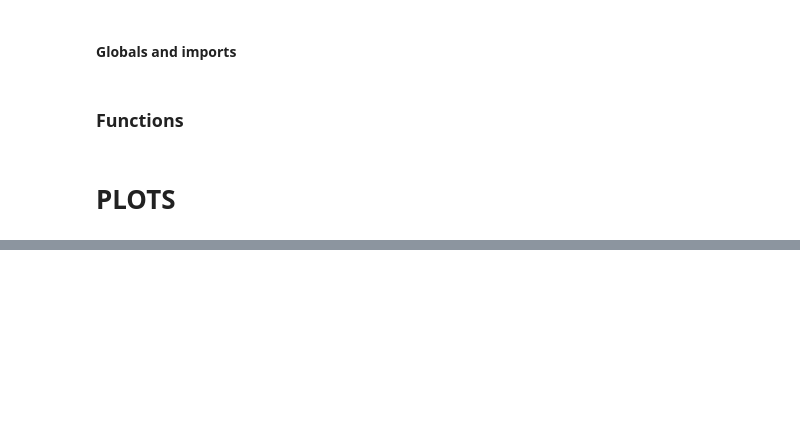
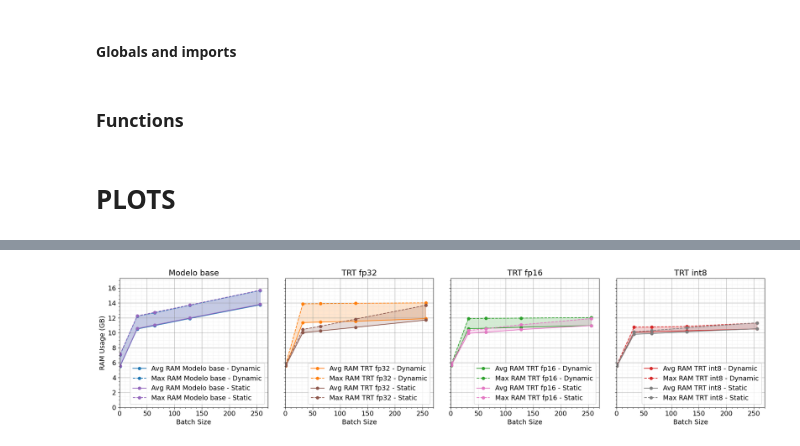
Before and after one commit to Juanx65/ArtTRT, a Jupyter notebook: post_processing/plot_memory_from_tegrastats_logs.ipynb, the cells around one changed output, grey strips where cells are left out. Saved outputs shown, nothing was run; the diff lists cells and outputs as text; code cells hidden in the pictures; blank space fills up the shorter version.

```diff
--- a/post_processing/plot_memory_from_tegrastats_logs.ipynb
+++ b/post_processing/plot_memory_from_tegrastats_logs.ipynb
@@ -309 +604,83 @@ plot_memory_batch_size_compare(
+# %%
+# STATIC VS DYNAMIC MEMORY TEST PLOTTER
+
+PLATFORM = 'orin_agx'
+
+#OPTIMIZATION
+BASE_MODEL = 'vanilla'
+FP32 = 'fp32'
+FP16 = 'fp16'
+INT8 = 'int8'
+
+NETWORK = 'resnet50'
+POWER_MODE = 'PM2'
+DYNAMIC = 'dynamic'
+STATIC = 'static'
+OPLVL = 'OPLVL3'
+
+data_bs_1 =  read_data(f'../outputs/tegrastats_log/tegrastats_log_{PLATFORM}/{BASE_MODEL}_{NETWORK}_bs_1_{POWER_MODE}_{DYNAMIC}_{OPLVL}.txt')
+data_bs_32 = read_data(f'../outputs/tegrastats_log/tegrastats_log_{PLATFORM}/{BASE_MODEL}_{NETWORK}_bs_32_{POWER_MODE}_{DYNAMIC}_{OPLVL}.txt')
+data_bs_64 = read_data(f'../outputs/tegrastats_log/tegrastats_log_{PLATFORM}/{BASE_MODEL}_{NETWORK}_bs_64_{POWER_MODE}_{DYNAMIC}_{OPLVL}.txt')
+data_bs_128 = read_data(f'../outputs/tegrastats_log/tegrastats_log_{PLATFORM}/{BASE_MODEL}_{NETWORK}_bs_128_{POWER_MODE}_{DYNAMIC}_{OPLVL}.txt')
+data_bs_256 = read_data(f'../outputs/tegrastats_log/tegrastats_log_{PLATFORM}/{BASE_MODEL}_{NETWORK}_bs_256_{POWER_MODE}_{DYNAMIC}_{OPLVL}.txt')
+
+data_bs_1_static =  read_data(f'../outputs/tegrastats_log/tegrastats_log_{PLATFORM}/{BASE_MODEL}_{NETWORK}_bs_1_{POWER_MODE}_{STATIC}_{OPLVL}.txt')
+data_bs_32_static = read_data(f'../outputs/tegrastats_log/tegrastats_log_{PLATFORM}/{BASE_MODEL}_{NETWORK}_bs_32_{POWER_MODE}_{STATIC}_{OPLVL}.txt')
+data_bs_64_static= read_data(f'../outputs/tegrastats_log/tegrastats_log_{PLATFORM}/{BASE_MODEL}_{NETWORK}_bs_64_{POWER_MODE}_{STATIC}_{OPLVL}.txt')
+data_bs_128_static = read_data(f'../outputs/tegrastats_log/tegrastats_log_{PLATFORM}/{BASE_MODEL}_{NETWORK}_bs_128_{POWER_MODE}_{STATIC}_{OPLVL}.txt')
+data_bs_256_static = read_data(f'../outputs/tegrastats_log/tegrastats_log_{PLATFORM}/{BASE_MODEL}_{NETWORK}_bs_256_{POWER_MODE}_{STATIC}_{OPLVL}.txt')
+
+data_bs_1_fp32 =  read_data(f'../outputs/tegrastats_log/tegrastats_log_{PLATFORM}/{FP32}_{NETWORK}_bs_1_{POWER_MODE}_{DYNAMIC}_{OPLVL}.txt')
+data_bs_32_fp32 = read_data(f'../outputs/tegrastats_log/tegrastats_log_{PLATFORM}/{FP32}_{NETWORK}_bs_32_{POWER_MODE}_{DYNAMIC}_{OPLVL}.txt')
+data_bs_64_fp32 = read_data(f'../outputs/tegrastats_log/tegrastats_log_{PLATFORM}/{FP32}_{NETWORK}_bs_64_{POWER_MODE}_{DYNAMIC}_{OPLVL}.txt')
+data_bs_128_fp32 = read_data(f'../outputs/tegrastats_log/tegrastats_log_{PLATFORM}/{FP32}_{NETWORK}_bs_128_{POWER_MODE}_{DYNAMIC}_{OPLVL}.txt')
+data_bs_256_fp32 = read_data(f'../outputs/tegrastats_log/tegrastats_log_{PLATFORM}/{FP32}_{NETWORK}_bs_256_{POWER_MODE}_{DYNAMIC}_{OPLVL}.txt')
+
+data_bs_1_fp32_static =  read_data(f'../outputs/tegrastats_log/tegrastats_log_{PLATFORM}/{FP32}_{NETWORK}_bs_1_{POWER_MODE}_{STATIC}_{OPLVL}.txt')
+data_bs_32_fp32_static = read_data(f'../outputs/tegrastats_log/tegrastats_log_{PLATFORM}/{FP32}_{NETWORK}_bs_32_{POWER_MODE}_{STATIC}_{OPLVL}.txt')
+data_bs_64_fp32_static = read_data(f'../outputs/tegrastats_log/tegrastats_log_{PLATFORM}/{FP32}_{NETWORK}_bs_64_{POWER_MODE}_{STATIC}_{OPLVL}.txt')
+data_bs_128_fp32_static = read_data(f'../outputs/tegrastats_log/tegrastats_log_{PLATFORM}/{FP32}_{NETWORK}_bs_128_{POWER_MODE}_{STATIC}_{OPLVL}.txt')
+data_bs_256_fp32_static = read_data(f'../outputs/tegrastats_log/tegrastats_log_{PLATFORM}/{FP32}_{NETWORK}_bs_256_{POWER_MODE}_{STATIC}_{OPLVL}.txt')
+
+data_bs_1_fp16 =  read_data(f'../outputs/tegrastats_log/tegrastats_log_{PLATFORM}/{FP16}_{NETWORK}_bs_1_{POWER_MODE}_{DYNAMIC}_{OPLVL}.txt')
+data_bs_32_fp16 = read_data(f'../outputs/tegrastats_log/tegrastats_log_{PLATFORM}/{FP16}_{NETWORK}_bs_32_{POWER_MODE}_{DYNAMIC}_{OPLVL}.txt')
+data_bs_64_fp16 = read_data(f'../outputs/tegrastats_log/tegrastats_log_{PLATFORM}/{FP16}_{NETWORK}_bs_64_{POWER_MODE}_{DYNAMIC}_{OPLVL}.txt')
+data_bs_128_fp16 = read_data(f'../outputs/tegrastats_log/tegrastats_log_{PLATFORM}/{FP16}_{NETWORK}_bs_128_{POWER_MODE}_{DYNAMIC}_{OPLVL}.txt')
+data_bs_256_fp16 = read_data(f'../outputs/tegrastats_log/tegrastats_log_{PLATFORM}/{FP16}_{NETWORK}_bs_256_{POWER_MODE}_{DYNAMIC}_{OPLVL}.txt')
+
+data_bs_1_fp16_static =  read_data(f'../outputs/tegrastats_log/tegrastats_log_{PLATFORM}/{FP16}_{NETWORK}_bs_1_{POWER_MODE}_{STATIC}_{OPLVL}.txt')
+data_bs_32_fp16_static = read_data(f'../outputs/tegrastats_log/tegrastats_log_{PLATFORM}/{FP16}_{NETWORK}_bs_32_{POWER_MODE}_{STATIC}_{OPLVL}.txt')
+data_bs_64_fp16_static = read_data(f'../outputs/tegrastats_log/tegrastats_log_{PLATFORM}/{FP16}_{NETWORK}_bs_64_{POWER_MODE}_{STATIC}_{OPLVL}.txt')
+data_bs_128_fp16_static = read_data(f'../outputs/tegrastats_log/tegrastats_log_{PLATFORM}/{FP16}_{NETWORK}_bs_128_{POWER_MODE}_{STATIC}_{OPLVL}.txt')
+data_bs_256_fp16_static = read_data(f'../outputs/tegrastats_log/tegrastats_log_{PLATFORM}/{FP16}_{NETWORK}_bs_256_{POWER_MODE}_{STATIC}_{OPLVL}.txt')
+
+data_bs_1_int8 =  read_data(f'../outputs/tegrastats_log/tegrastats_log_{PLATFORM}/{INT8}_{NETWORK}_bs_1_{POWER_MODE}_{DYNAMIC}_{OPLVL}.txt')
+data_bs_32_int8 = read_data(f'../outputs/tegrastats_log/tegrastats_log_{PLATFORM}/{INT8}_{NETWORK}_bs_32_{POWER_MODE}_{DYNAMIC}_{OPLVL}.txt')
+data_bs_64_int8 = read_data(f'../outputs/tegrastats_log/tegrastats_log_{PLATFORM}/{INT8}_{NETWORK}_bs_64_{POWER_MODE}_{DYNAMIC}_{OPLVL}.txt')
+data_bs_128_int8 = read_data(f'../outputs/tegrastats_log/tegrastats_log_{PLATFORM}/{INT8}_{NETWORK}_bs_128_{POWER_MODE}_{DYNAMIC}_{OPLVL}.txt')
+data_bs_256_int8 = read_data(f'../outputs/tegrastats_log/tegrastats_log_{PLATFORM}/{INT8}_{NETWORK}_bs_256_{POWER_MODE}_{DYNAMIC}_{OPLVL}.txt')
+
+data_bs_1_int8_static =  read_data(f'../outputs/tegrastats_log/tegrastats_log_{PLATFORM}/{INT8}_{NETWORK}_bs_1_{POWER_MODE}_{STATIC}_{OPLVL}.txt')
+data_bs_32_int8_static = read_data(f'../outputs/tegrastats_log/tegrastats_log_{PLATFORM}/{INT8}_{NETWORK}_bs_32_{POWER_MODE}_{STATIC}_{OPLVL}.txt')
+data_bs_64_int8_static = read_data(f'../outputs/tegrastats_log/tegrastats_log_{PLATFORM}/{INT8}_{NETWORK}_bs_64_{POWER_MODE}_{STATIC}_{OPLVL}.txt')
+data_bs_128_int8_static = read_data(f'../outputs/tegrastats_log/tegrastats_log_{PLATFORM}/{INT8}_{NETWORK}_bs_128_{POWER_MODE}_{STATIC}_{OPLVL}.txt')
+data_bs_256_int8_static = read_data(f'../outputs/tegrastats_log/tegrastats_log_{PLATFORM}/{INT8}_{NETWORK}_bs_256_{POWER_MODE}_{STATIC}_{OPLVL}.txt')
+
+
+plot_memory_horizontal_plots_static_vs_dynamic(
+    [[ data_bs_1, data_bs_32, data_bs_64,data_bs_128,data_bs_256],
+    [ data_bs_1_fp32, data_bs_32_fp32, data_bs_64_fp32,data_bs_128_fp32,data_bs_256_fp32]
+    ,[ data_bs_1_fp16, data_bs_32_fp16, data_bs_64_fp16,data_bs_128_fp16,data_bs_256_fp16]
+    ,[ data_bs_1_int8, data_bs_32_int8, data_bs_64_int8,data_bs_128_int8,data_bs_256_int8]
+    ],
+    [[ data_bs_1_static, data_bs_32_static, data_bs_64_static,data_bs_128_static,data_bs_256_static],
+    [ data_bs_1_fp32_static, data_bs_32_fp32_static, data_bs_64_fp32_static,data_bs_128_fp32_static,data_bs_256_fp32_static]
+    ,[ data_bs_1_fp16_static, data_bs_32_fp16_static, data_bs_64_fp16_static,data_bs_128_fp16_static,data_bs_256_fp16_static]
+    ,[ data_bs_1_int8_static, data_bs_32_int8_static, data_bs_64_int8_static,data_bs_128_int8_static,data_bs_256_int8_static]
+    ],
+    [ 1,32,64,128,256],
+    ['Modelo base', 'TRT fp32', 'TRT fp16', 'TRT int8']
+)
+# %% [output]
+[figure, added]
 # %%
```
Also changed, not shown: parts of 10 cells of this notebook.
